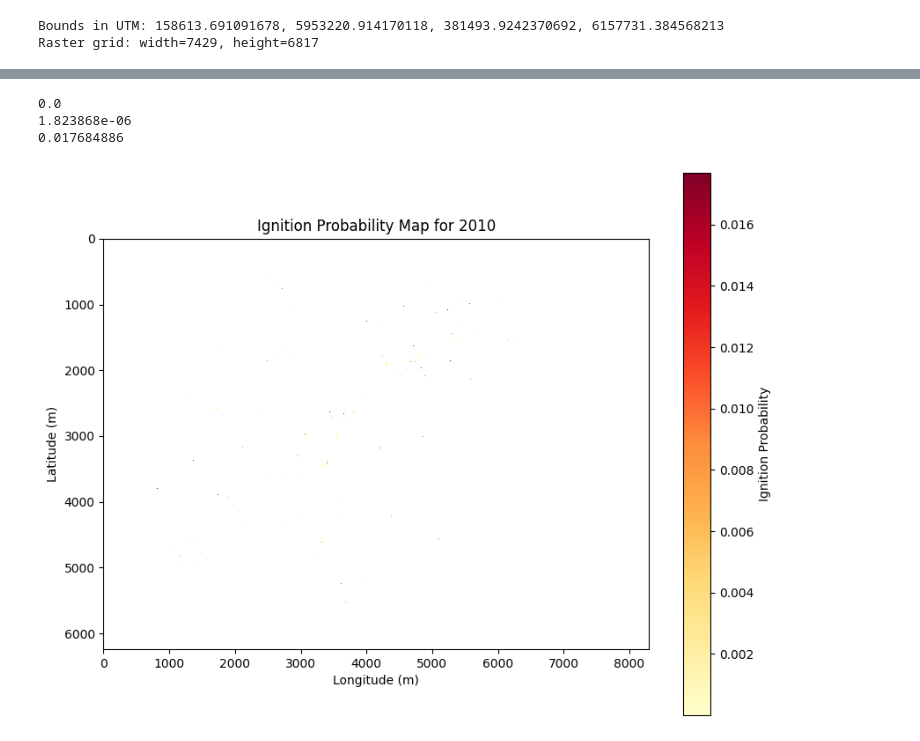
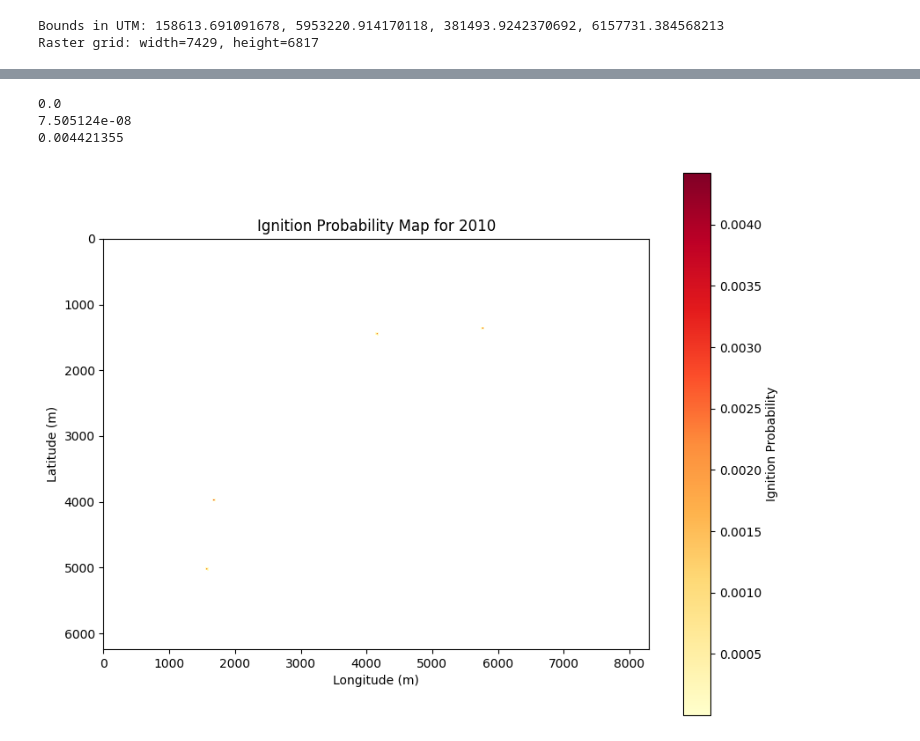
Before and after one commit to abbystokes/wildfire-risk-ml, a Jupyter notebook: preprocessing_files/merged_scars.ipynb, the cells around one changed output, grey strips where cells are left out. Cells and saved outputs as stored; diff of their text form; code cells hidden in the pictures.

```diff
--- a/preprocessing_files/merged_scars.ipynb
+++ b/preprocessing_files/merged_scars.ipynb
@@ -348,7 +342,7 @@ with rasterio.open(raster_path) as src:
 0.0006838777
 (6898, 9180)
 # %%
-raster_path = "capas/incendio/fire_history_rasters_30yr/Maule_FireFreq_2017.tif"
+raster_path = "capas/incendio/fire_history_rasters_30yr/Maule_FireFreq_2024.tif"
 # Visualize example
 # Open and plot
 with rasterio.open(raster_path) as src:
@@ -491,6 +485,7 @@ time_since_fire = None
 output_folder = "capas/incendio/time_since_last_fire"
 os.makedirs(output_folder, exist_ok=True)
 
+years = [2019,2020,2021,2022,2023,2024]
 # Loop through years in order
 for i, year in enumerate(sorted(years)):
     file_path = os.path.join(folder_path, files_by_year[year])
@@ -552,6 +536,7 @@ os.makedirs(output_folder, exist_ok=True)
 # Initialize storage
 time_since_last_fire = None  # What we save each year
 last_fire_tracker = None     # Used to update time_since_last_fire
+years = [2019,2020,2021,2022,2023,2024]
 
 # Loop through years in order
 for i, year in enumerate(sorted(years)):
@@ -660,7 +634,7 @@ import matplotlib.pyplot as plt
 import numpy as np
 
 import rasterio
-tif_path = "capas/incendio/time_since_last_fire/time_since_last_fire_2018.tif"
+tif_path = "capas/incendio/time_since_last_fire/time_since_last_fire_2017.tif"
 #tif_path = "merged_rasters/Maule_FireScars_2017.tif"
 # Open and display the image
 with rasterio.open(tif_path) as src:
@@ -823,25 +789,25 @@ np.mean(ignition_raster)
 # %%
-prob_map_path = "capas/incendio/ignition_probability_maps/ignition_prob_2017.tif"
+prob_map_path = "capas/incendio/ignition_probability_maps/ignition_prob_2022.tif"
 
 # Open the raster file using rasterio
 with rasterio.open(prob_map_path) as src:
     prob_map = src.read(1)  # Read the first (and only) band of the raster
     print(np.nanmin(prob_map))
     print(np.nanmean(prob_map))
     print(np.nanmax(prob_map))
     # Mask out the nodata values (assuming 0 is the nodata value)
     prob_map[prob_map == src.nodata] = np.nan
 
 # Plot the map using matplotlib
 plt.figure(figsize=(10, 8))
 plt.imshow(prob_map, cmap='YlOrRd', interpolation='nearest')
 plt.colorbar(label='Ignition Probability')
 plt.title(f"Ignition Probability Map for 2010")
 plt.xlabel("Longitude (m)")
 plt.ylabel("Latitude (m)")
 plt.show()
 # %% [output]
 0.0
-1.823868e-06
-0.017684886
+7.505124e-08
+0.004421355
-[figure, old version]
+[figure, new version]
```
Also changed, not shown: parts of 15 cells of this notebook, 7 other files.
